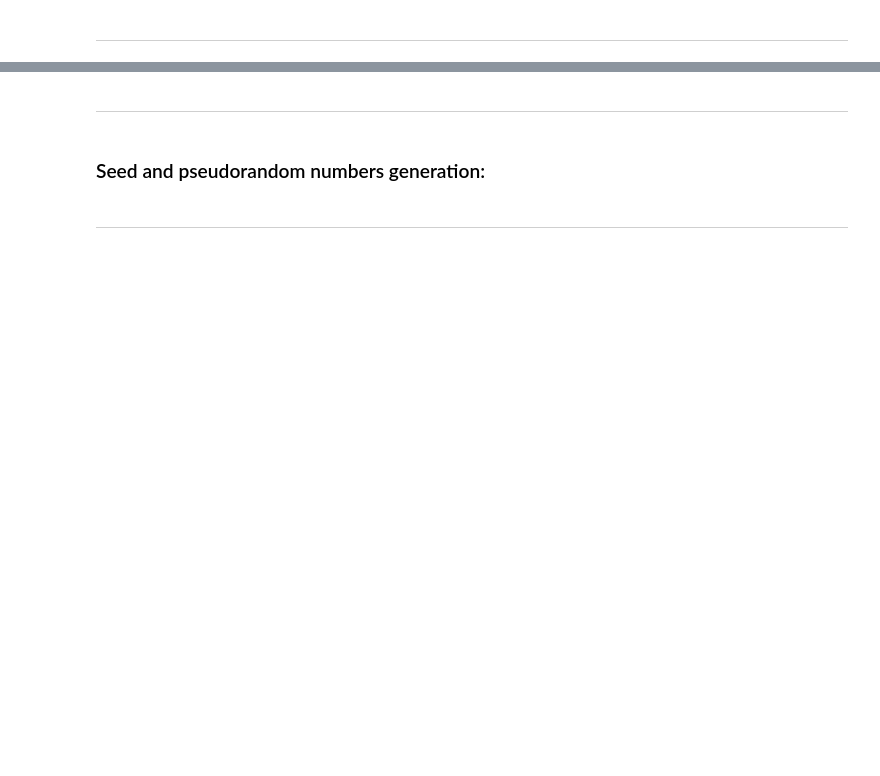
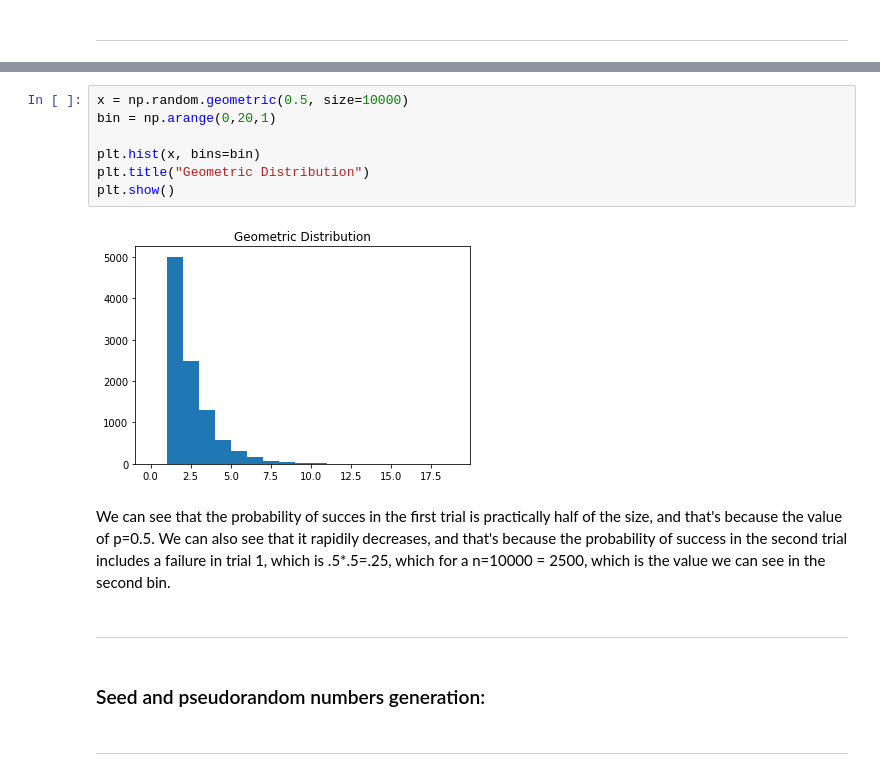
Before and after one commit to Daniel-GS-prog/numpy.random-, a Jupyter notebook: numpy-random.ipynb, the cells around one changed output, grey strips where cells are left out. Cells and saved outputs as stored; diff of their text form; blank space fills up the shorter version.

```diff
--- a/numpy-random.ipynb
+++ b/numpy-random.ipynb
@@ -326,3 +409,14 @@ array([[ 0,  1,  2,  3,  4,  5,  6,  7],
+# %%
+x = np.random.geometric(0.5, size=10000)
+bin = np.arange(0,20,1)
+
+plt.hist(x, bins=bin)
+plt.title("Geometric Distribution")
+plt.show()
+# %% [output]
+[figure, added]
+# %% [markdown]
+We can see that the probability of succes in the first trial is practically half of the size, and that's because the value of p=0.5. We can also see that it rapidily decreases, and that's because the probability of success in the second trial includes a failure in trial 1, which is .5*.5=.25, which for a n=10000 = 2500, which is the value we can see in the second bin.
 # %% [markdown]
 ***
 # %% [markdown]
```
Also changed, not shown: parts of 43 cells of this notebook, 2 other files.
